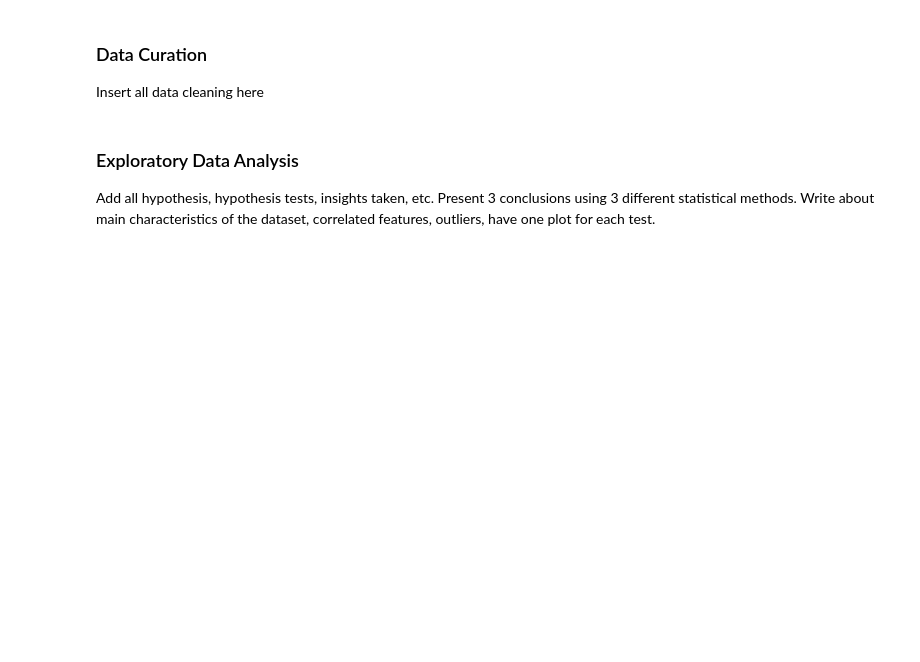
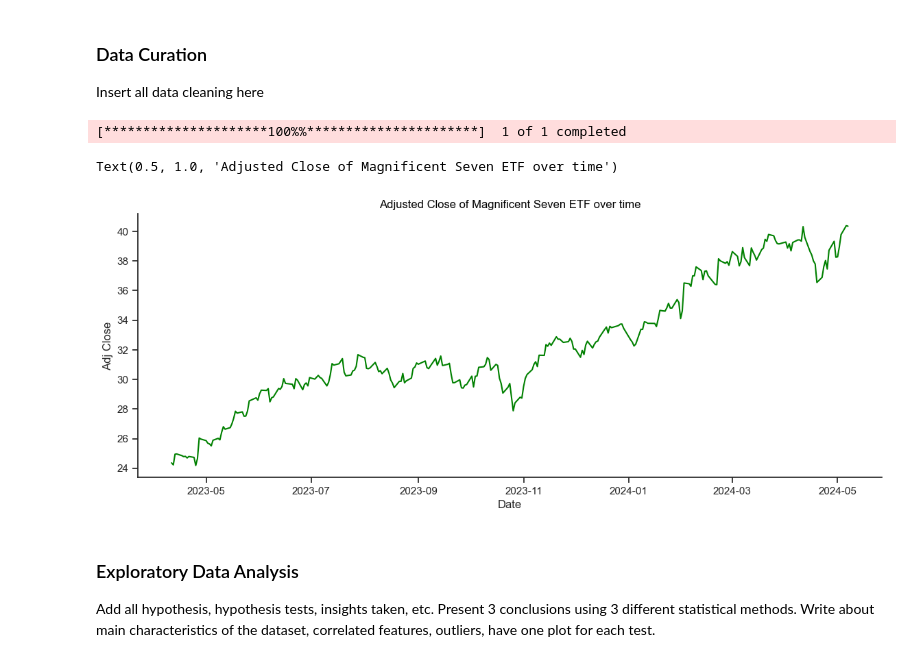
Before and after one commit to dhruv-dewan/Magnificent-7-Stock-Analysis-and-LSTM-Prediction, a Jupyter notebook: CMSC320_Final_Project.ipynb, the cells around one changed output. Saved outputs shown, nothing was run; the diff lists cells and outputs as text; code cells hidden in the pictures; blank space fills up the shorter version.

```diff
--- a/CMSC320_Final_Project.ipynb
+++ b/CMSC320_Final_Project.ipynb
@@ -26,6 +25,18 @@ import plotly.graph_objects as go
 ### Data Curation
 
 Insert all data cleaning here
+# %%
+mag7_data = yf.download('MAGS')
+
+plt.figure(figsize=(14,5))
+sns.set_style("ticks")
+sns.lineplot(data=mag7_data, x="Date", y='Adj Close', color='green')
+sns.despine()
+plt.title("Adjusted Close of Magnificent Seven ETF over time", size='medium', color='black')
+# %% [output]
+[*********************100%%**********************]  1 of 1 completed
+Text(0.5, 1.0, 'Adjusted Close of Magnificent Seven ETF over time')
+[figure, added]
 # %% [markdown]
 ### Exploratory Data Analysis
 
```
Also changed, not shown: parts of 1 cell of this notebook.
